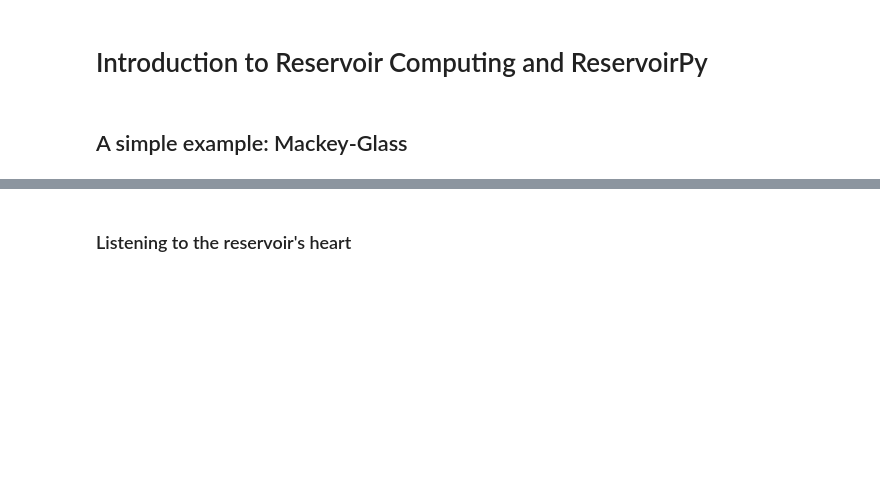
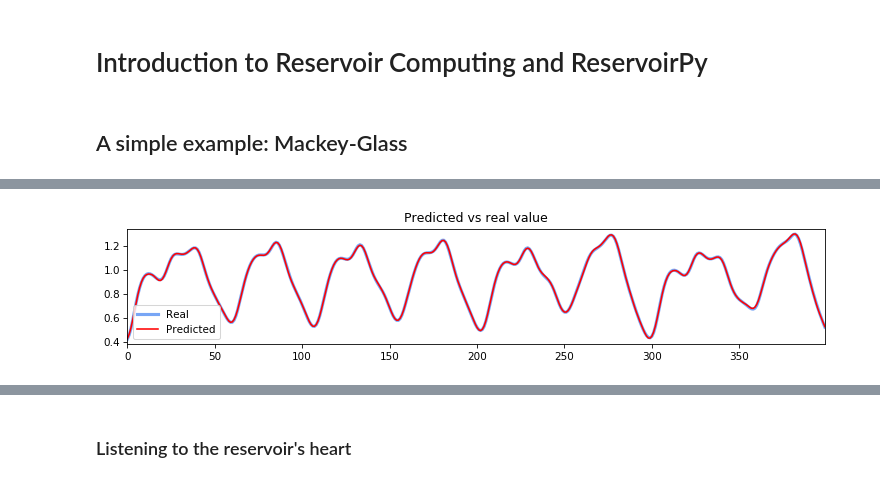
Before and after one commit to reservoirpy/presentations, a Jupyter notebook: ECML-PKDD-2024/Introduction.ipynb, the cells around one changed output, grey strips where cells are left out. Drawn from its saved outputs; the diff is of its cells as text; code cells hidden in the pictures; blank space fills up the shorter version.

```diff
--- a/ECML-PKDD-2024/Introduction.ipynb
+++ b/ECML-PKDD-2024/Introduction.ipynb
@@ -58,10 +75,8 @@ plt.show()
 # %%
-# Model creation
 reservoir = Reservoir(
-    units=500, # Number of neurons inside the reservoir
-    sr=1.25,   # Spectral radius of the weight matrix
-    lr=0.3,    # Leak rate
-    input_scaling=1. # Scaling factor applied to the input
+    units=100, # neurons inside the reservoir
+    lr=0.3, # leak rate
+    sr=1.25, # spectral radius of the weight matrix
 )
-readout = Ridge(ridge=1e-4) # Regularization: penalizes over-fitting
-model = reservoir >> readout
+readout = Ridge(ridge=1e-8) # Regularized linear layer
+model = reservoir >> readout # Connecting the nodes
@@ -73,3 +82,0 @@ model.fit(X_train, Y_train)
-# %%
-# Testing the model on the testing dataset
-Y_pred = model.run(X_test)
@@ -84,0 +85,13 @@ plt.show()
+# %%
+model.fit(x_train, y_train) # Learning phase
+y_pred = model.run(x_test) # Prediction
+# %%
+plt.figure(figsize=(12,2))
+plt.plot(1)
+plt.plot(y_test, label="Real", linewidth=3)
+plt.plot(y_pred, label="Predicted", color="red")
+plt.title("Predicted vs real value")
+plt.legend()
+plt.show()
+# %% [output]
+[figure, added]
```
Also changed, not shown: parts of 32 cells of this notebook.
